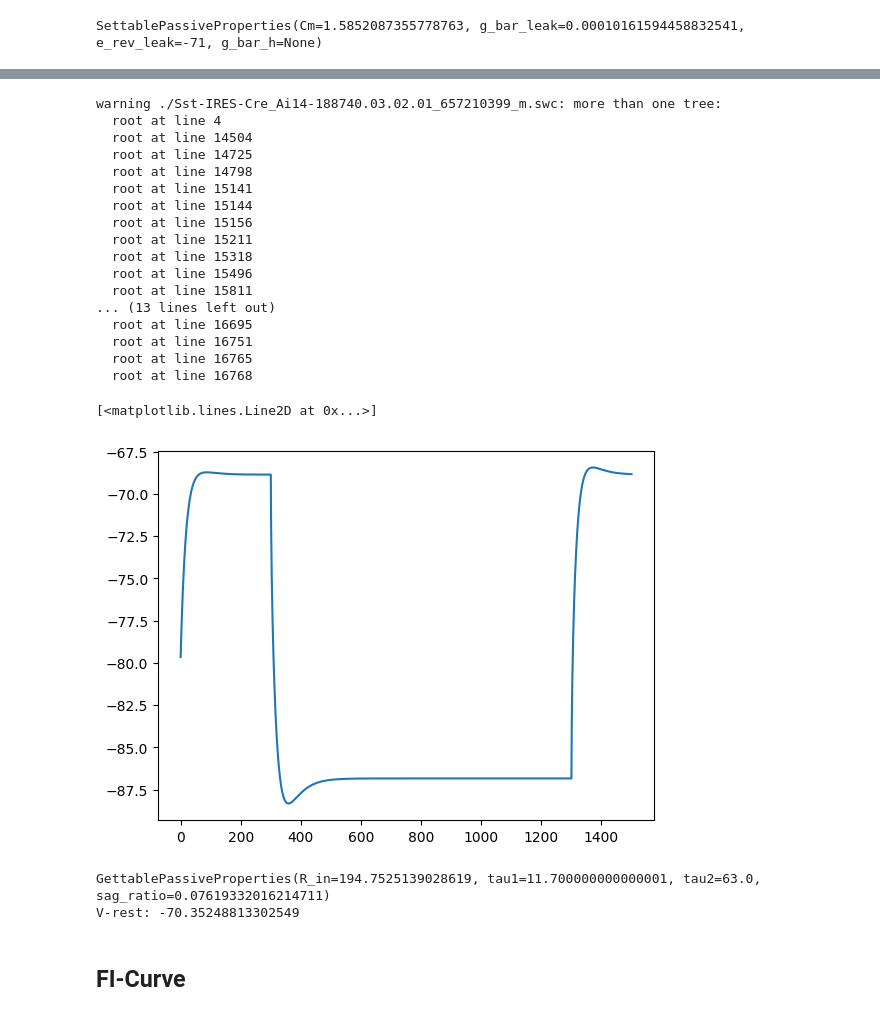
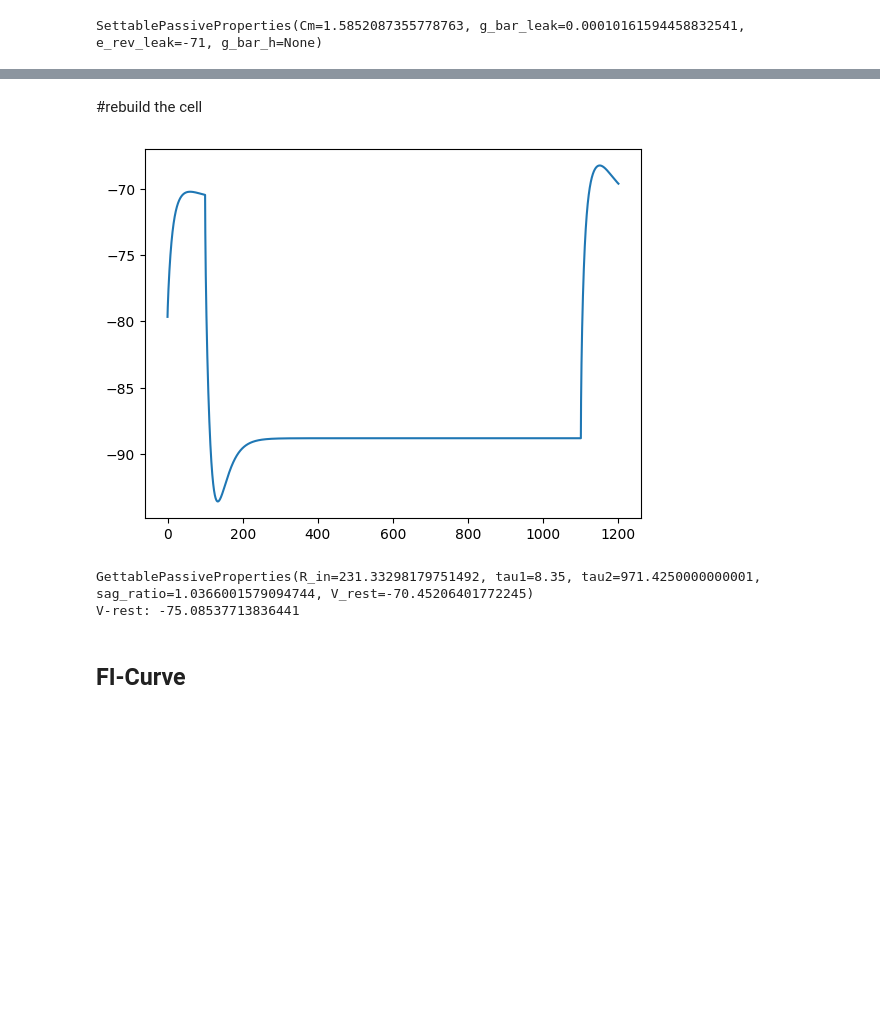
Before and after one commit to ddopp4877/single-cell-tuning, a Jupyter notebook: Segregated/test_cell.ipynb, the cells around one changed output, grey strips where cells are left out. Saved outputs shown, nothing was run; the diff lists cells and outputs as text; code cells hidden in the pictures; blank space fills up the shorter version.

```diff
--- a/Segregated/test_cell.ipynb
+++ b/Segregated/test_cell.ipynb
@@ -70 +143,9 @@ def set_simulation(stim_amp):
+# %%
+sim_params = {
+                'stim_amp': -0.1,
+                'stim_delay': 100,
+                'stim_dur': 1000,
+                'h_tstop': 1200,
+                'h_dt': 0.025
+                }
 # %% [markdown]
@@ -112,35 +241,29 @@ SettablePassiveProperties(Cm=1.5852087355778763, g_bar_leak=0.000101615944588325
+# %% [markdown]
+#rebuild the cell
 # %%
-h, stim = set_simulation(-0.1)
-v = h.Vector().record(h.soma[0](0.5)._ref_v)
+# sim_params['stim_amp'] = 0.1
+
+using_hoc = False
+soma_diam_multiplier = 1
+hobject = build_cell(soma_diam_multiplier,using_hoc)
+
+
+h, stim = set_simulation(hobject,sim_params)
+v = h.Vector().record(hobject.soma[0](0.5)._ref_v)
 h.finitialize()
 h.run()
-plt.plot(v.as_numpy()[::10])
+V = v.as_numpy()
+T = np.arange(0,h.tstop+h.dt,h.dt)
+plt.plot(T,V)
+plt.show()
 # %% [output]
-warning ./Sst-IRES-Cre_Ai14-188740.03.02.01_657210399_m.swc: more than one tree:
-  root at line 4
-  root at line 14504
-  root at line 14725
-  root at line 14798
-  root at line 15141
-  root at line 15144
-  root at line 15156
-  root at line 15211
-  root at line 15318
-  root at line 15496
-  root at line 15811
-... (13 lines left out)
-  root at line 16695
-  root at line 16751
-  root at line 16765
-  root at line 16768
-[<matplotlib.lines.Line2D at 0x...>]
-[figure, old version]
+[figure, new version]
 # %%
-print(ACTPassiveModule.compute_gpp(v.as_numpy(), h.dt, 300, 1290, -0.1))
+print(ACTPassiveModule.compute_gpp(v.as_numpy(), h.dt, sim_params['stim_delay'], h.tstop, sim_params['stim_amp']))
 print(f"V-rest: {v.as_numpy()[300]}")
 # %% [output]
-GettablePassiveProperties(R_in=194.7525139028619, tau1=11.700000000000001, tau2=63.0, sag_ratio=0.07619332016214711)
-V-rest: -70.35248813302549
+GettablePassiveProperties(R_in=231.33298179751492, tau1=8.35, tau2=971.4250000000001, sag_ratio=1.0366001579094744, V_rest=-70.45206401772245)
+V-rest: -75.08537713836441
 # %% [markdown]
 ## FI-Curve
 # %%
```
Also changed, not shown: parts of 25 cells of this notebook.
